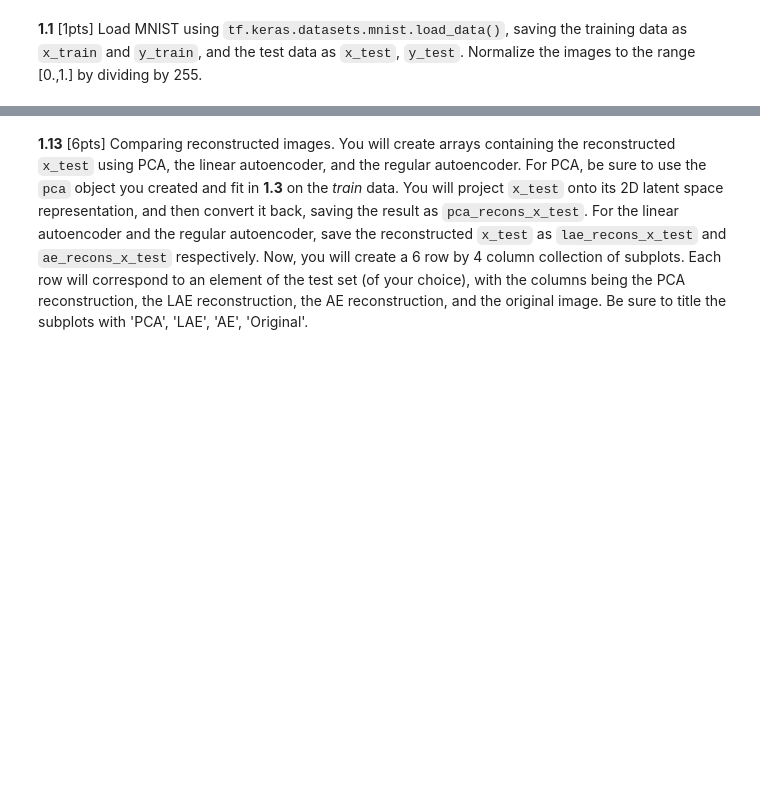
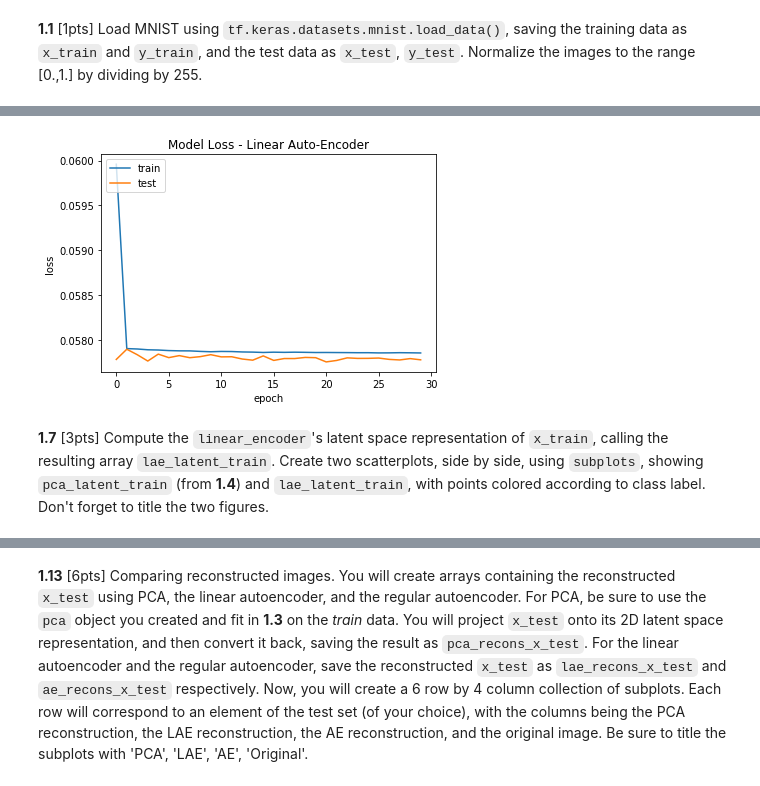
Before and after one commit to simonwarchol/2020-CS109B, a Jupyter notebook: content/homeworks/hw05/notebook/cs109b-hw5-students.ipynb, the cells around one changed output, grey strips where cells are left out. Saved outputs shown, nothing was run; the diff lists cells and outputs as text; code cells hidden in the pictures; blank space fills up the shorter version.

```diff
--- a/content/homeworks/hw05/notebook/cs109b-hw5-students.ipynb
+++ b/content/homeworks/hw05/notebook/cs109b-hw5-students.ipynb
@@ -20,6 +20,8 @@ import os
 import pathlib
 working_dir = pathlib.Path().absolute()
 os.chdir(working_dir)
+# %%
+epochs = 30
 # %% [markdown]
 <hr style="height:2pt">
 
@@ -92,0 +129,20 @@ For this question, we will be using the [MNIST Dataset](https://en.wikipedia.org
+# %%
+# your code here
+# Code Via https://blog.keras.io/building-autoencoders-in-keras.html
+from keras.layers import Input, Dense
+from keras.models import Model
+input_img = Input(shape=(784,))
+encoded = Dense(2, activation='linear', use_bias=False)(input_img)
+decoded = Dense(784, activation='linear', use_bias=False)(encoded)
+lae = Model(input_img, decoded)
+linear_encoder = Model(input_img, encoded)
+encoded_input = Input(shape=(2,))
+decoder_layer = lae.layers[-1]
+linear_decoder = Model(encoded_input, decoder_layer(encoded_input))
+print("Encoder Summary")
+linear_encoder.summary()
+print("Decoder Summary")
+linear_decoder.summary()
+print("Autoencoder Summary")
+lae.compile(optimizer='adam', loss='mean_squared_error')
+lae.summary()
@@ -92,0 +170,5 @@ For this question, we will be using the [MNIST Dataset](https://en.wikipedia.org
+# %%
+# your code here
+x_train_flat = x_train.reshape(x_train.shape[0], 784)
+x_test_flat = x_test.reshape(x_test.shape[0], 784)
+history = lae.fit(x_train_flat, x_train_flat, epochs=epochs, validation_data=(x_test_flat, x_test_flat))
@@ -92,0 +193,13 @@ For this question, we will be using the [MNIST Dataset](https://en.wikipedia.org
+# %%
+plt.plot(history.history['loss'])
+plt.plot(history.history['val_loss'])
+
+plt.title('Model Loss - Linear Auto-Encoder')
+plt.ylabel('loss')
+plt.xlabel('epoch')
+plt.legend(['train', 'test'], loc='upper left')
+plt.show()
+# %% [output]
+[figure, added]
+# %% [markdown]
+**1.7** [3pts] Compute the `linear_encoder`'s latent space representation of `x_train`, calling the resulting array `lae_latent_train`. Create two scatterplots, side by side, using `subplots`, showing `pca_latent_train` (from **1.4**) and `lae_latent_train`, with points colored according to class label. Don't forget to title the two figures.
```
Also changed, not shown: parts of 89 cells of this notebook, 4 other files.
